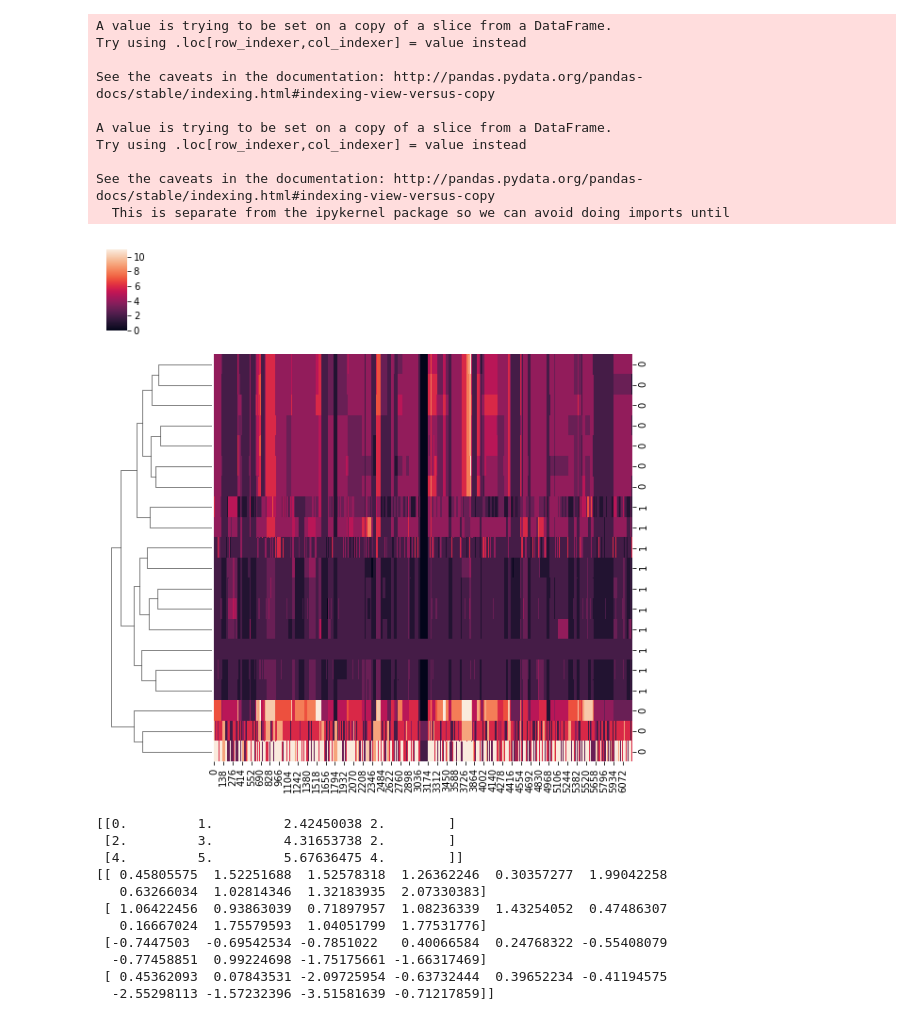
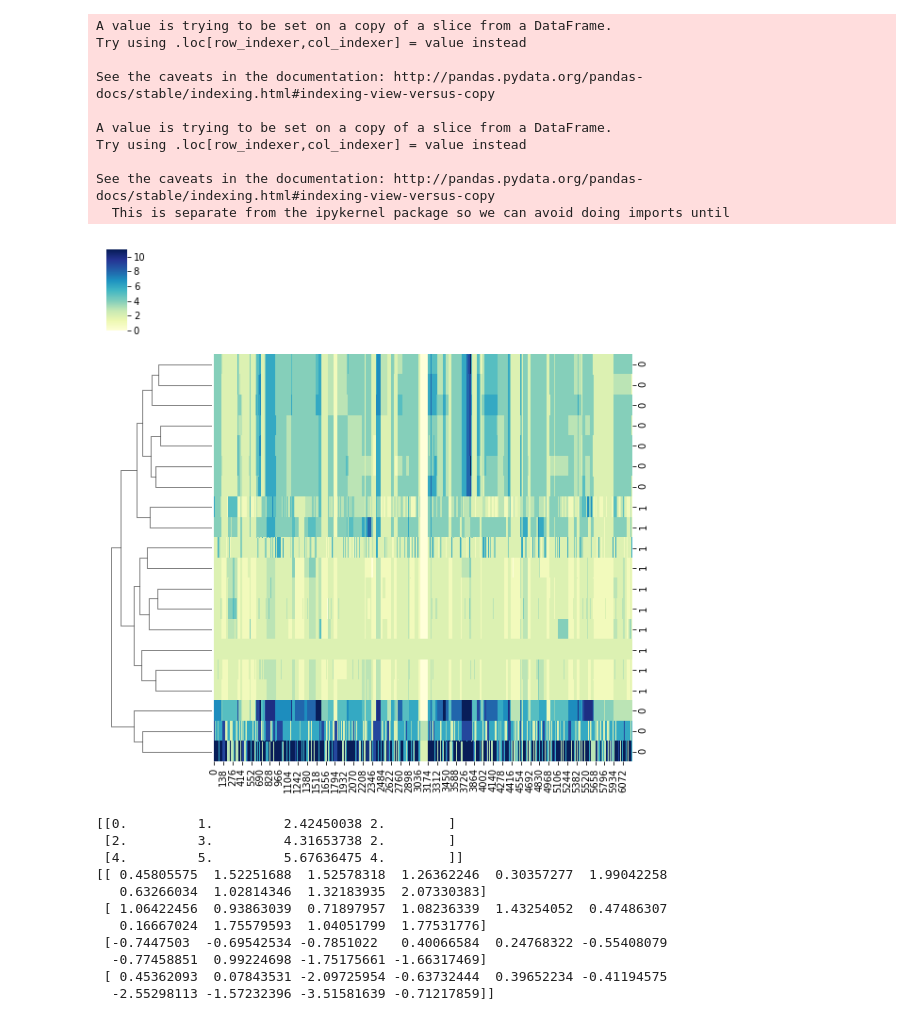
Before and after one commit to shahcompbio/scgenome-deprecated, a Jupyter notebook: notebooks/bhc_ovarian.ipynb, the cells around one changed output. Cells and saved outputs as stored; diff of their text form; code cells hidden in the pictures.

```diff
--- a/notebooks/bhc_ovarian.ipynb
+++ b/notebooks/bhc_ovarian.ipynb
@@ -142,9 +142,9 @@ y_labels = bi_cn_ids.str[2].astype(int) - 1
 nbiplot_data = biplot_data.copy()
 nbiplot_data[:,2] = np.log(nbiplot_data[:,2])
 # %%
-g = sns.clustermap(bi_cn_meas, col_cluster=False, row_linkage=nbiplot_data, yticklabels = y_labels)
+g = sns.clustermap(bi_cn_meas, col_cluster=False, row_linkage=nbiplot_data, yticklabels = y_labels, cmap="YlGnBu")
 # %% [output]
-[figure, old version]
+[figure, new version]
 # %%
 import seaborn as sns
 import numpy as np
```
Also changed, not shown: parts of 1 cell of this notebook, 3 other files.
